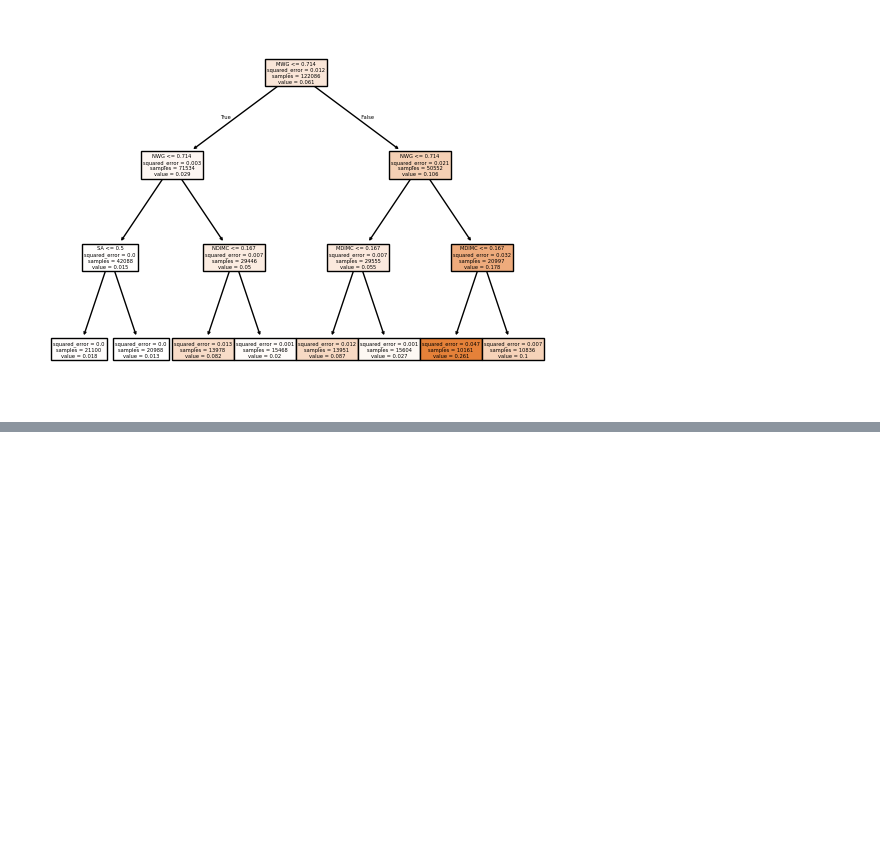
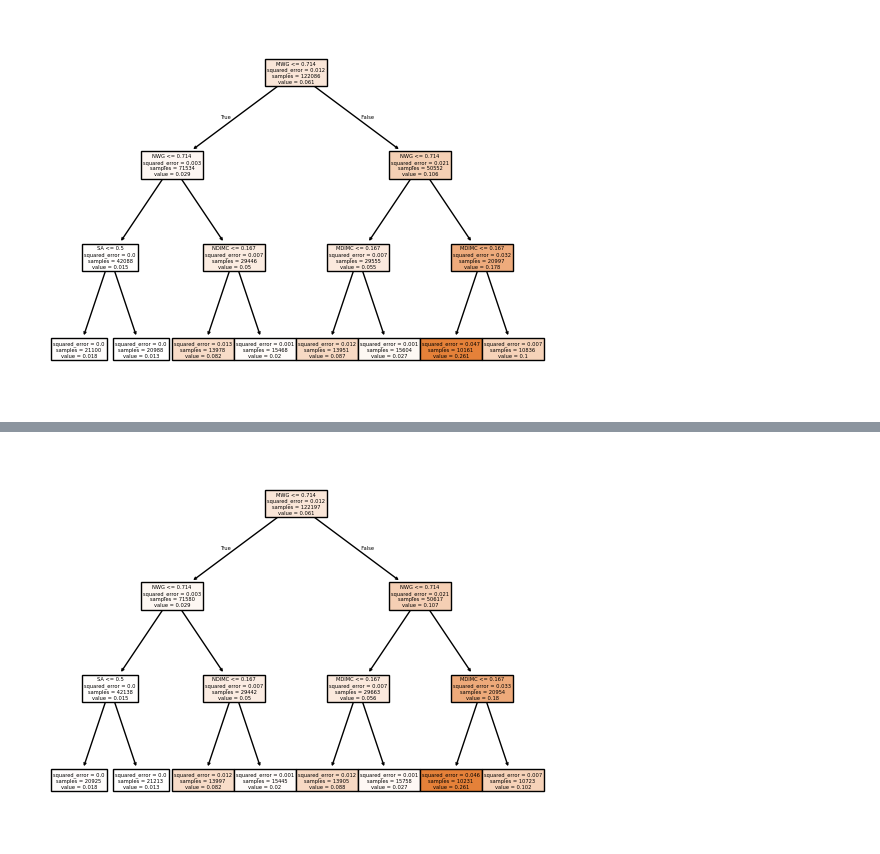
Before and after one commit to afrenkai/DS-3010-Final, a Jupyter notebook: new_3010_proj_work_ben.ipynb, the cells around one changed output, grey strips where cells are left out. Cells and saved outputs as stored; diff of their text form; code cells hidden in the pictures; blank space fills up the shorter version.

Commit message:
Added another tree visualization.

```diff
--- a/new_3010_proj_work_ben.ipynb
+++ b/new_3010_proj_work_ben.ipynb
@@ -273,0 +305,11 @@ Index(['MWG', 'NWG', 'KWG', 'MDIMC', 'NDIMC', 'MDIMA', 'NDIMB', 'KWI', 'VWM',
+# %%
+#Get the first tree
+individual_tree = rf.estimators_[9]
+
+#and then plot
+plot_tree(individual_tree, feature_names=feature_names, filled=True)
+plt.show()
+
+#barely different! As expected.
+# %% [output]
+[figure, added]
```
Also changed, not shown: parts of 2 cells of this notebook.
